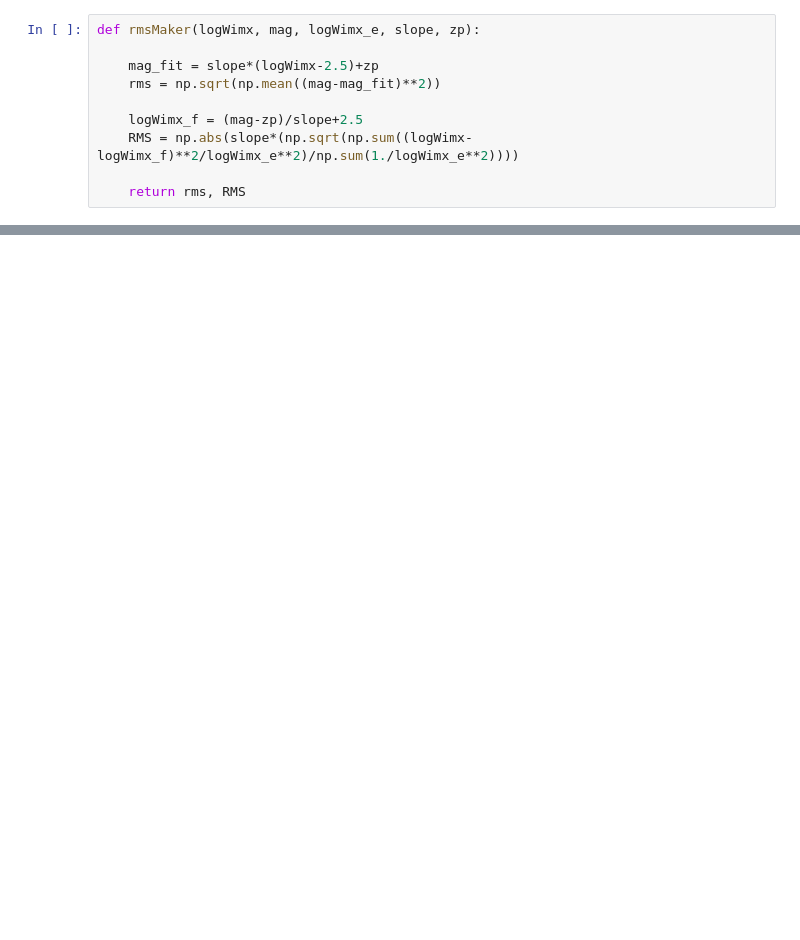
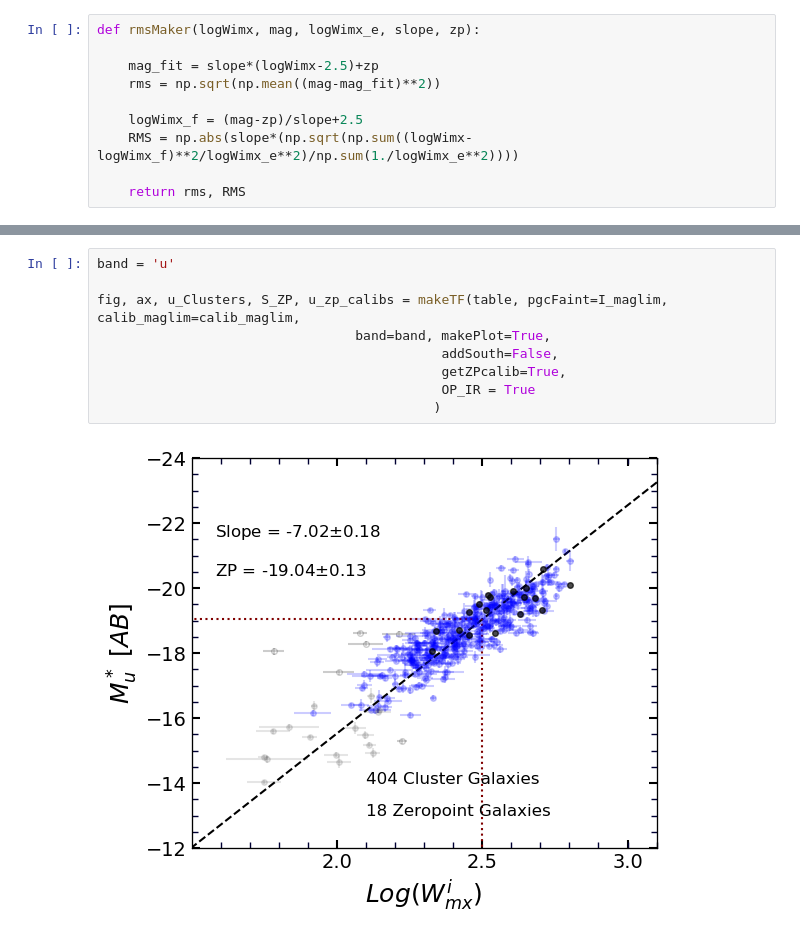
Before and after one commit to ekourkchi/TFcalibrators, a Jupyter notebook: i_clusters.ipynb, the cells around one changed output, grey strips where cells are left out. Cells and saved outputs as stored; diff of their text form; blank space fills up the shorter version.

```diff
--- a/i_clusters.ipynb
+++ b/i_clusters.ipynb
@@ -305,0 +308,11 @@ for key in myKeys:
+# %%
+band = 'u'
+
+fig, ax, u_Clusters, S_ZP, u_zp_calibs = makeTF(table, pgcFaint=I_maglim, calib_maglim=calib_maglim,
+                                 band=band, makePlot=True,
+                                            addSouth=False,
+                                            getZPcalib=True,
+                                            OP_IR = True
+                                           )
+# %% [output]
+[figure, added]
```
Also changed, not shown: parts of 25 cells of this notebook, 10 other files.
